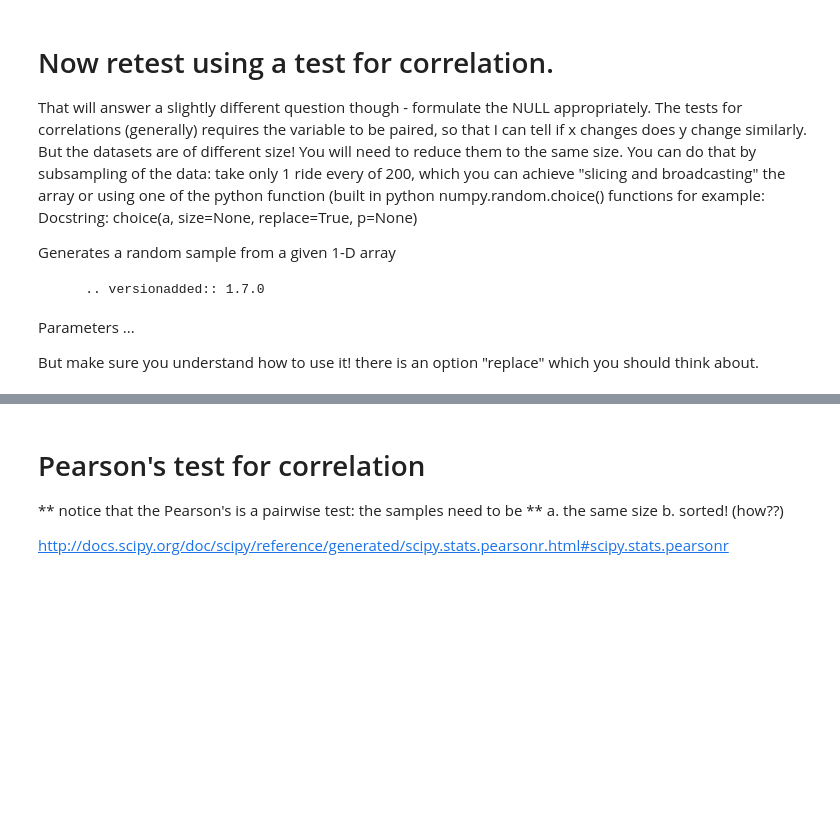
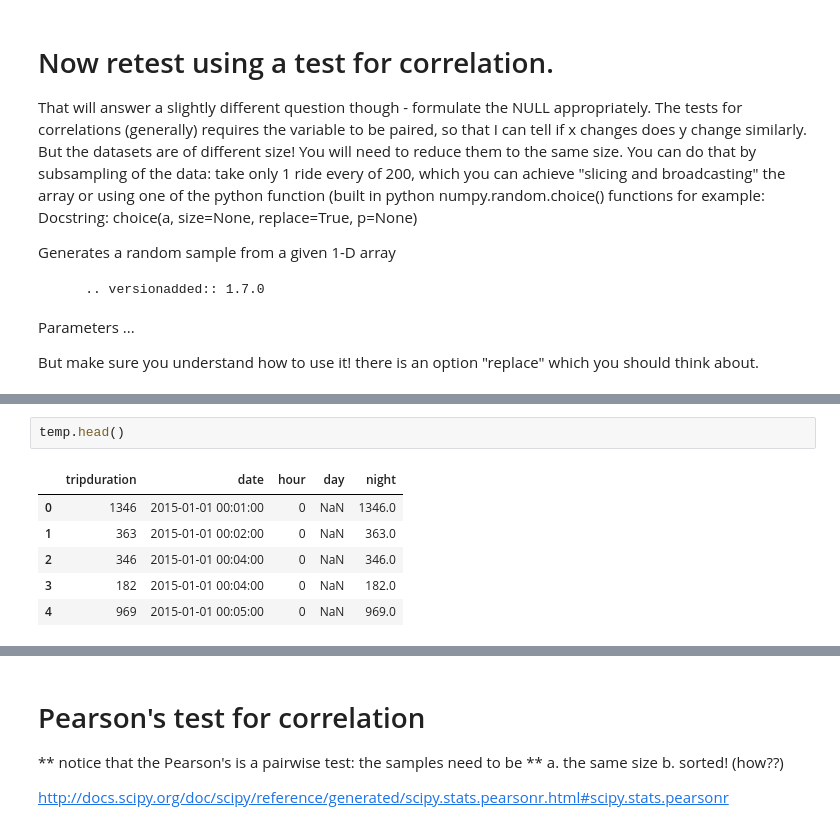
Before and after one commit to tanyani/PUI2018_tn1050, a Jupyter notebook: HW5_tn1050/citibikes_compare_distributions.ipynb, the cells around one changed output, grey strips where cells are left out. Saved outputs shown, nothing was run; the diff lists cells and outputs as text; blank space fills up the shorter version.

```diff
--- a/HW5_tn1050/citibikes_compare_distributions.ipynb
+++ b/HW5_tn1050/citibikes_compare_distributions.ipynb
@@ -224,0 +237,9 @@ But make sure you understand how to use it! there is an option "replace" which y
+# %%
+temp.head()
+# %% [output]
+|  | tripduration | date | hour | day | night |
+| 0 | 1346 | 2015-01-01 00:01:00 | 0 | NaN | 1346.0 |
+| 1 | 363 | 2015-01-01 00:02:00 | 0 | NaN | 363.0 |
+| 2 | 346 | 2015-01-01 00:04:00 | 0 | NaN | 346.0 |
+| 3 | 182 | 2015-01-01 00:04:00 | 0 | NaN | 182.0 |
+| 4 | 969 | 2015-01-01 00:05:00 | 0 | NaN | 969.0 |
```
Also changed, not shown: parts of 9 cells of this notebook.
